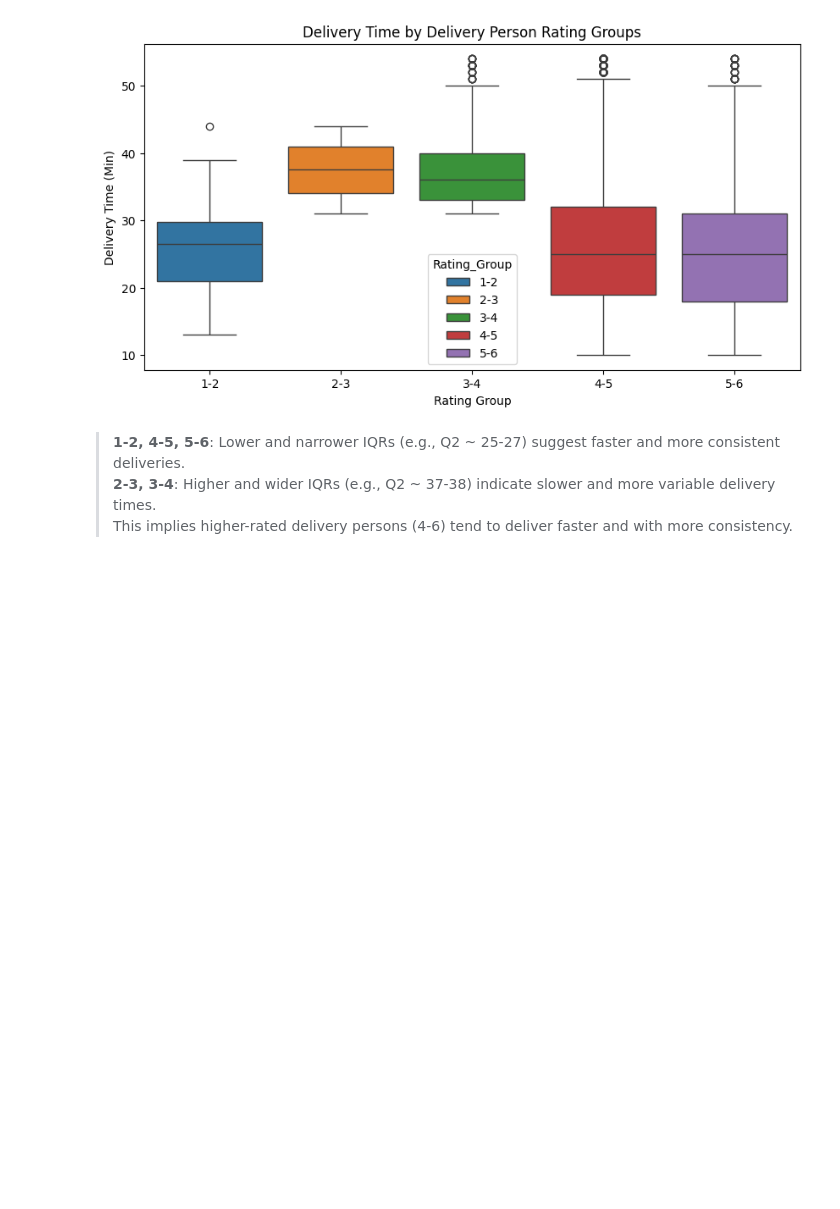
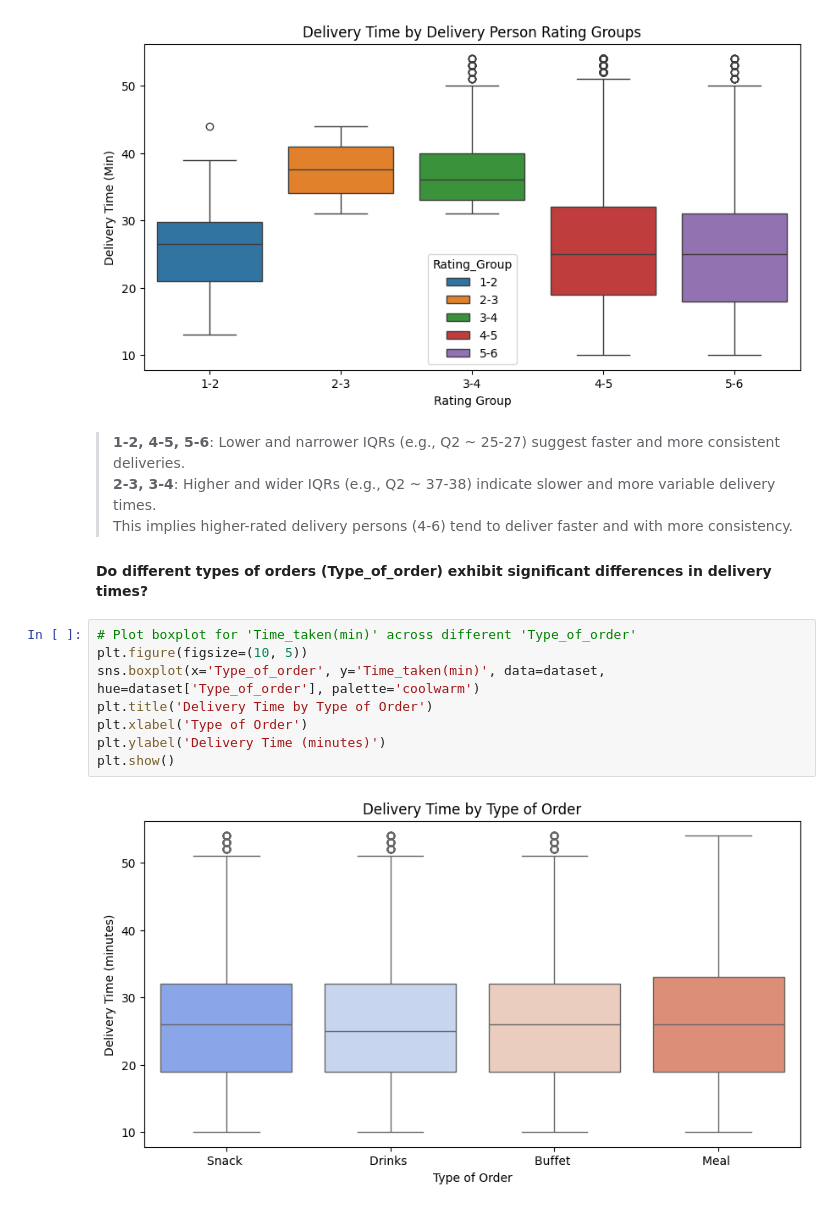
Before and after one commit to Darknight47/Data-Science-Projects-03, a Jupyter notebook: Food_Delivery_Time_Prediction.ipynb, the cells around one changed output. Cells and saved outputs as stored; diff of their text form; blank space fills up the shorter version.

Commit message:
Type of order effects on delivery time

```diff
--- a/Food_Delivery_Time_Prediction.ipynb
+++ b/Food_Delivery_Time_Prediction.ipynb
@@ -235,3 +235,15 @@ plt.show()
 > **1-2, 4-5, 5-6**: Lower and narrower IQRs (e.g., Q2 ~ 25-27) suggest faster and more consistent deliveries.
 **2-3, 3-4**: Higher and wider IQRs (e.g., Q2 ~ 37-38) indicate slower and more variable delivery times.
 This implies higher-rated delivery persons (4-6) tend to deliver faster and with more consistency.
+
+#### Do different types of orders (Type_of_order) exhibit significant differences in delivery times?
+# %%
+# Plot boxplot for 'Time_taken(min)' across different 'Type_of_order'
+plt.figure(figsize=(10, 5))
+sns.boxplot(x='Type_of_order', y='Time_taken(min)', data=dataset, hue=dataset['Type_of_order'], palette='coolwarm')
+plt.title('Delivery Time by Type of Order')
+plt.xlabel('Type of Order')
+plt.ylabel('Delivery Time (minutes)')
+plt.show()
+# %% [output]
+[figure, added]
```
Also changed, not shown: parts of 7 cells of this notebook.
